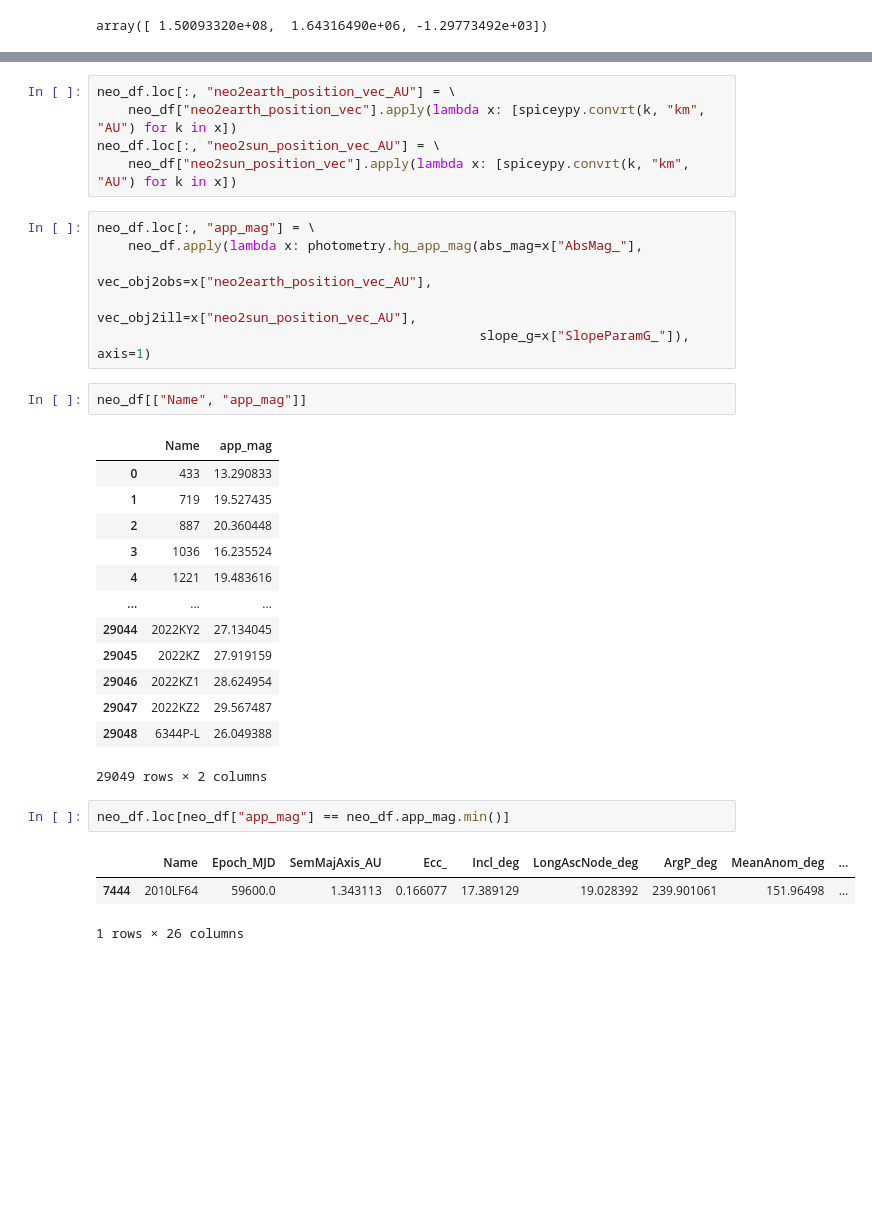
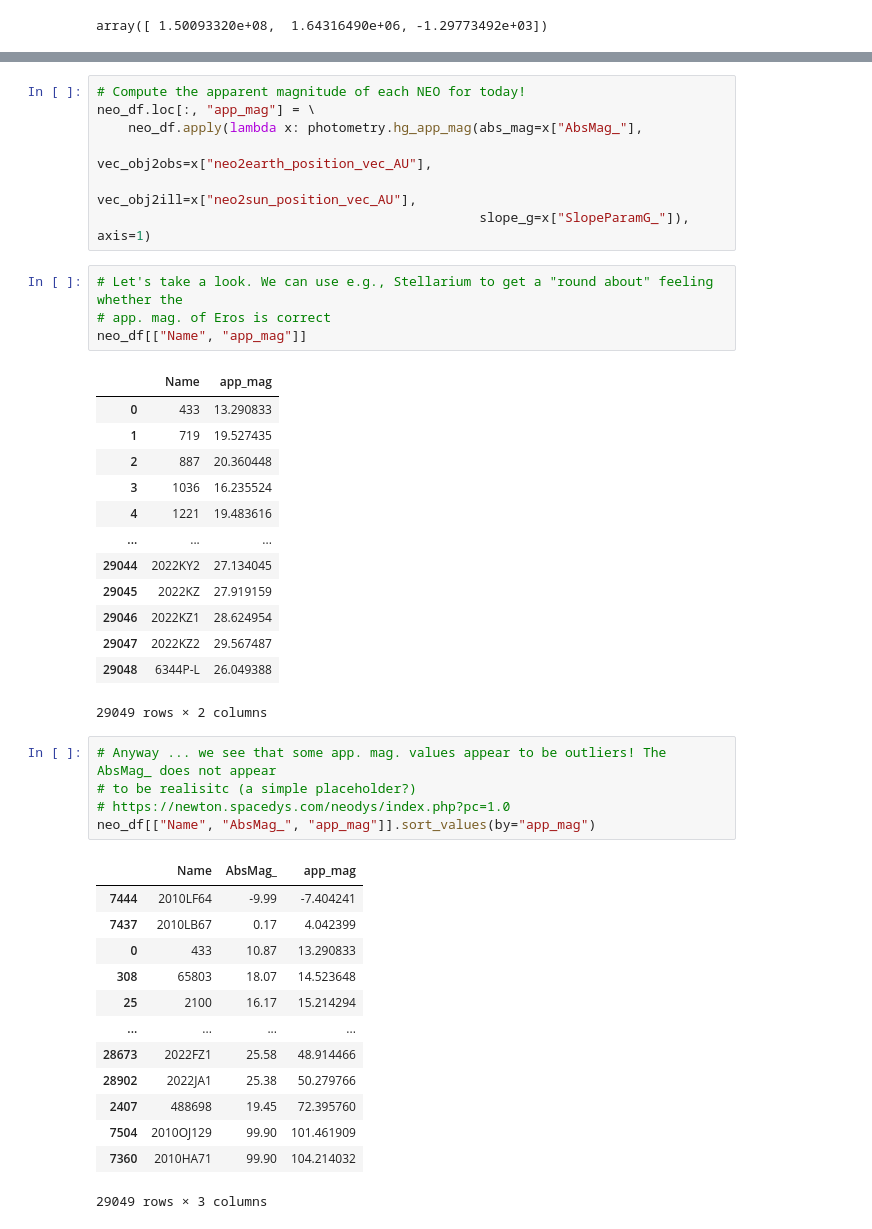
Before and after one commit to ThomasAlbin/Astroniz-YT-Tutorials, a Jupyter notebook: [Project]-Near-Earth-Objects/07_NEO_Appearances.ipynb, the cells around one changed output, grey strips where cells are left out. Saved outputs shown, nothing was run; the diff lists cells and outputs as text; blank space fills up the shorter version.

```diff
--- a/[Project]-Near-Earth-Objects/07_NEO_Appearances.ipynb
+++ b/[Project]-Near-Earth-Objects/07_NEO_Appearances.ipynb
@@ -98,15 +114,13 @@ neo_df.loc[:, "neo2sun_position_vec"] = \
-# %%
-neo_df.loc[:, "neo2earth_position_vec_AU"] = \
-    neo_df["neo2earth_position_vec"].apply(lambda x: [spiceypy.convrt(k, "km", "AU") for k in x])
-neo_df.loc[:, "neo2sun_position_vec_AU"] = \
-    neo_df["neo2sun_position_vec"].apply(lambda x: [spiceypy.convrt(k, "km", "AU") for k in x])
 # %%
+# Compute the apparent magnitude of each NEO for today!
 neo_df.loc[:, "app_mag"] = \
     neo_df.apply(lambda x: photometry.hg_app_mag(abs_mag=x["AbsMag_"],
                                                  vec_obj2obs=x["neo2earth_position_vec_AU"],
                                                  vec_obj2ill=x["neo2sun_position_vec_AU"],
                                                  slope_g=x["SlopeParamG_"]), axis=1)
 # %%
+# Let's take a look. We can use e.g., Stellarium to get a "round about" feeling whether the
+# app. mag. of Eros is correct
 neo_df[["Name", "app_mag"]]
 # %% [output]
 |  | Name | app_mag |
@@ -123,8 +137,21 @@ neo_df[["Name", "app_mag"]]
 | 29048 | 6344P-L | 26.049388 |
 29049 rows × 2 columns
 # %%
-neo_df.loc[neo_df["app_mag"] == neo_df.app_mag.min()]
+# Anyway ... we see that some app. mag. values appear to be outliers! The AbsMag_ does not appear
+# to be realisitc (a simple placeholder?)
+# https://newton.spacedys.com/neodys/index.php?pc=1.0
+neo_df[["Name", "AbsMag_", "app_mag"]].sort_values(by="app_mag")
 # %% [output]
-|  | Name | Epoch_MJD | SemMajAxis_AU | Ecc_ | Incl_deg | LongAscNode_deg | ArgP_deg | MeanAnom_deg | ... |
-| 7444 | 2010LF64 | 59600.0 | 1.343113 | 0.166077 | 17.389129 | 19.028392 | 239.901061 | 151.96498 | ... |
+|  | Name | AbsMag_ | app_mag |
+| 7444 | 2010LF64 | -9.99 | -7.404241 |
+| 7437 | 2010LB67 | 0.17 | 4.042399 |
+| 0 | 433 | 10.87 | 13.290833 |
+| 308 | 65803 | 18.07 | 14.523648 |
+| 25 | 2100 | 16.17 | 15.214294 |
+| ... | ... | ... | ... |
+| 28673 | 2022FZ1 | 25.58 | 48.914466 |
+| 28902 | 2022JA1 | 25.38 | 50.279766 |
+| 2407 | 488698 | 19.45 | 72.395760 |
+| 7504 | 2010OJ129 | 99.90 | 101.461909 |
+| 7360 | 2010HA71 | 99.90 | 104.214032 |
-1 rows × 26 columns
+29049 rows × 3 columns
```
Also changed, not shown: parts of 12 cells of this notebook.
